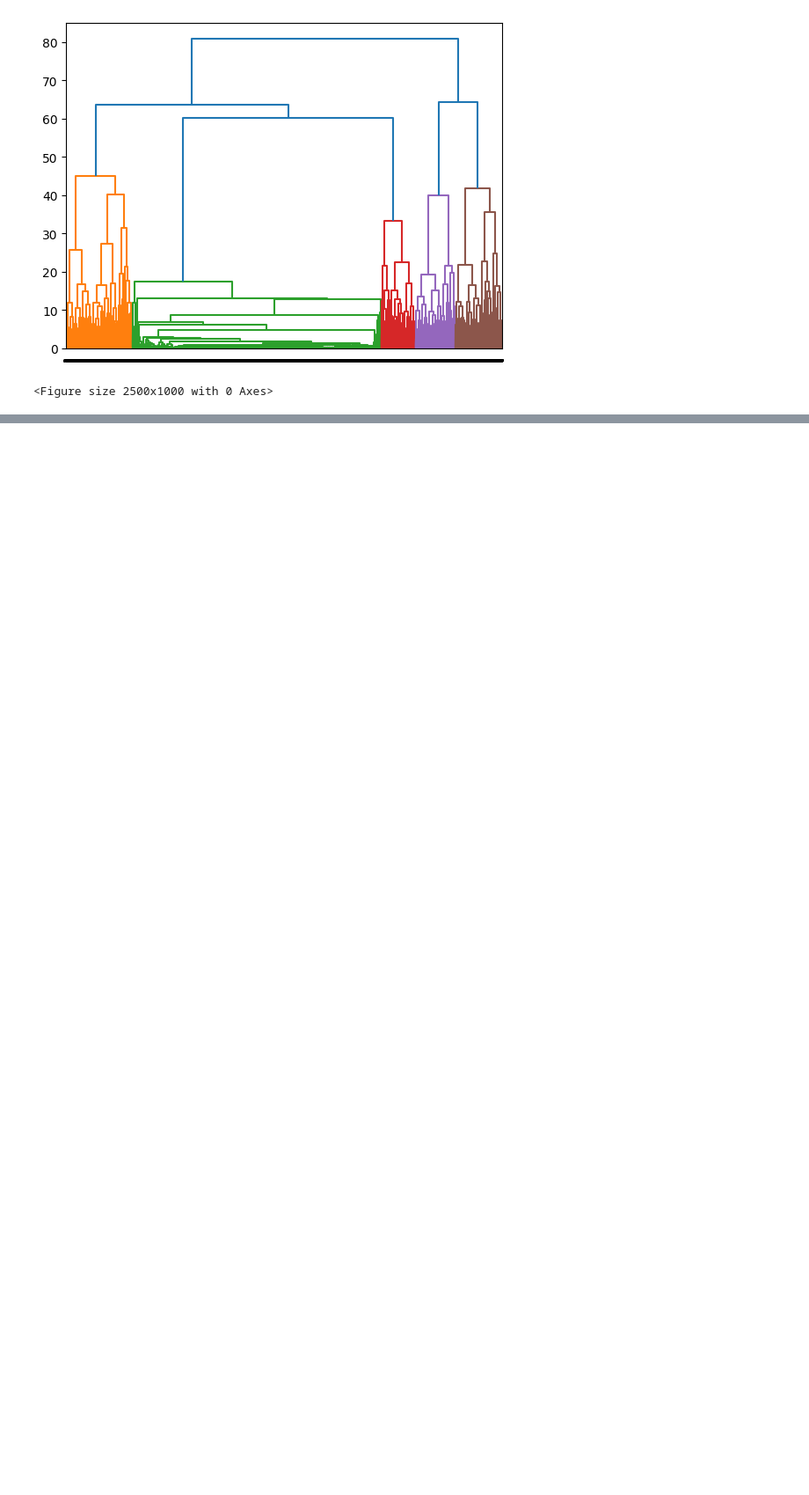
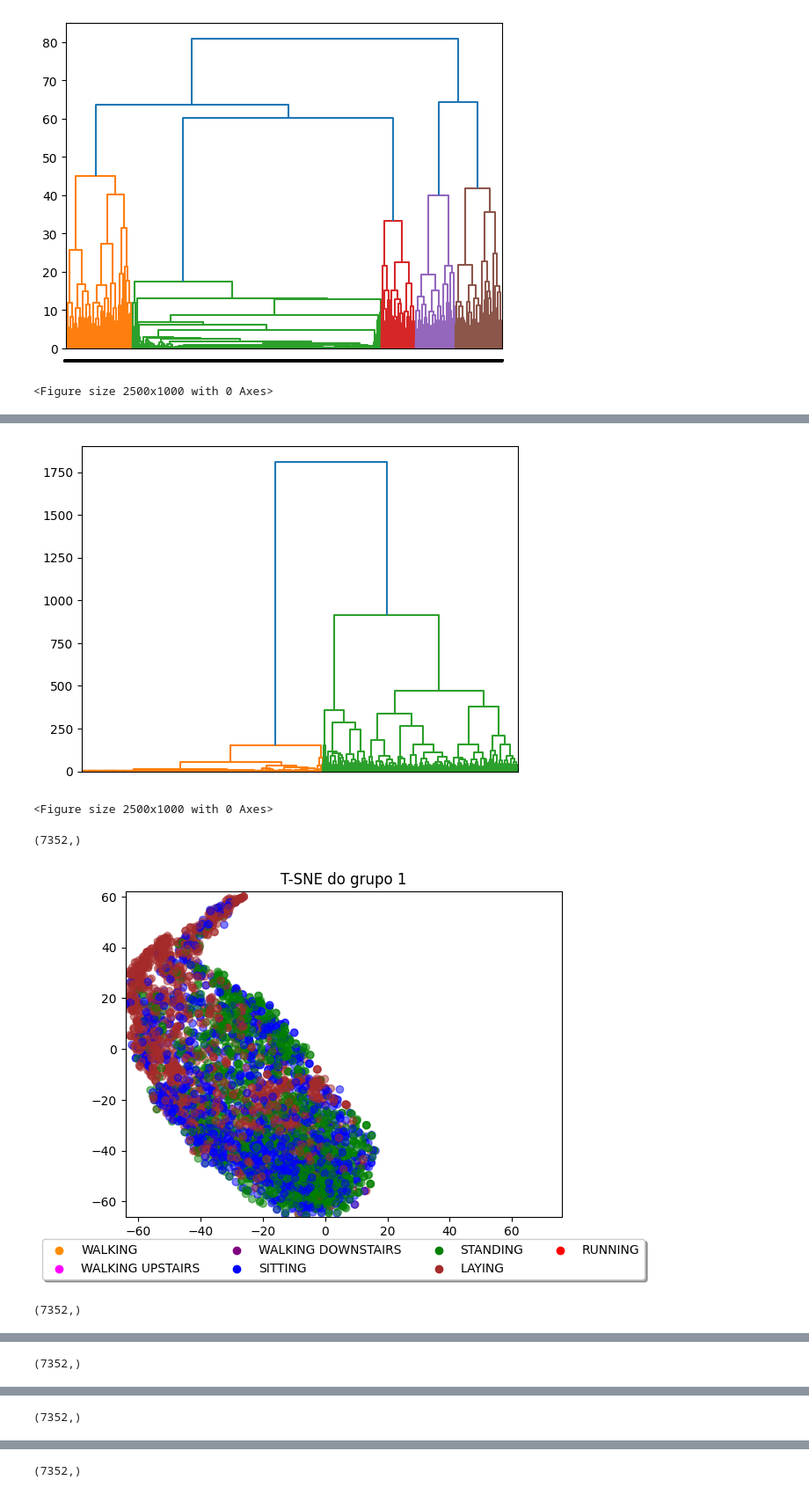
Before and after one commit to salocinrevenge/EpisodeTracker, a Jupyter notebook: code/hierAR.ipynb, the cells around one changed output, grey strips where cells are left out. Shown at 88% size. Saved outputs shown, nothing was run; the diff lists cells and outputs as text; code cells hidden in the pictures; blank space fills up the shorter version.

```diff
--- a/code/hierAR.ipynb
+++ b/code/hierAR.ipynb
@@ -118,16 +120,28 @@ KeyError: 6
 # %%
 from scipy.fftpack import fft
 
 X_freq = np.abs(fft(X))
-X_freq = X_freq[:,1:X.shape[1]//2]
+X_freq = X_freq[:,1:X.shape[1]]
 X_embedded_freq = TSNE(n_components=2).fit_transform(X_freq)
 
 
-Z_freq = linkage(X_freq[:,0,:].reshape(X_freq.shape[0],X_freq.shape[-1]), 'ward')
+Z_freq = linkage(X_freq, 'ward')
+
+dendrogram(Z_freq, ) # sem labels
+plt.gca().get_xaxis().set_visible(False)
+plt.figure(figsize=(25, 10))
+plt.show()
+
 clusters = fcluster(Z_freq, 6, criterion='maxclust')
 # obtem os indices dos grupos
 for i in range(len(np.unique(clusters))):
-    group = np.where(clusters == i)[0]
-    plotar_grupo(group, X_embedded, train.Y)
+    group = np.where(clusters == (i+1))[0]
+    plotar_grupo(group, X_embedded_freq, train.Y, i+1)
 
 plotar_completo(X_embedded_freq, train.Y)
+# %% [output]
+[figure, added]
+<Figure size 2500x1000 with 0 Axes>
+(7352,)
+[figure, added]
+(7352,)
@@ -133,0 +149 @@ plotar_completo(X_embedded_freq, train.Y)
+(7352,)
@@ -133,0 +151 @@ plotar_completo(X_embedded_freq, train.Y)
+(7352,)
@@ -133,0 +153 @@ plotar_completo(X_embedded_freq, train.Y)
+(7352,)
```
Also changed, not shown: parts of 11 cells of this notebook.
